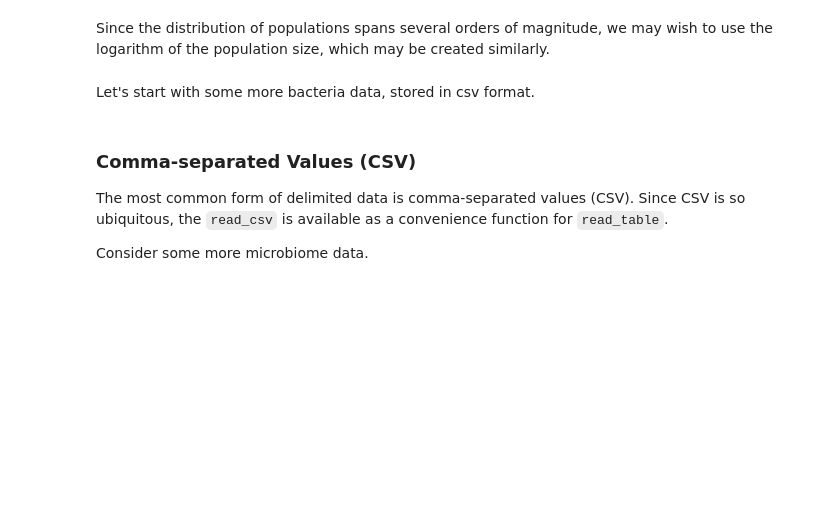
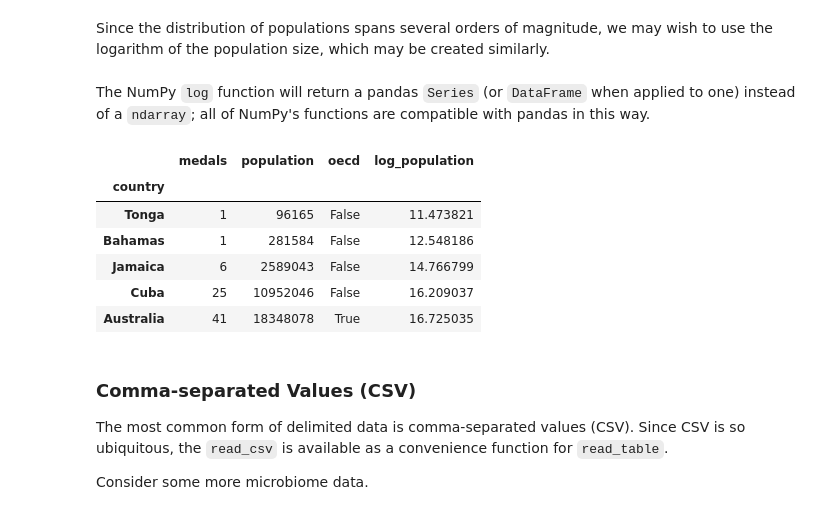
Before and after one commit to fonnesbeck/scipy2015_tutorial, a Jupyter notebook: notebooks/1. Data Preparation.ipynb, the cells around one changed output. Drawn from its saved outputs; the diff is of its cells as text; code cells hidden in the pictures; blank space fills up the shorter version.

```diff
--- a/notebooks/1. Data Preparation.ipynb
+++ b/notebooks/1. Data Preparation.ipynb
@@ -635,5 +626,0 @@ The OECD website contains a table listing OECD member nations, along with its ye
-# %%
-from IPython.core.display import HTML
-
-oecd_site = 'http://www.oecd.org/about/membersandpartners/list-oecd-member-countries.htm'
-HTML(url=oecd_site)
@@ -662,6 +663,6 @@ USE DATE CONVERSION INSTEAD OF STRING OPERATIONS
 # %%
-oecd['year'] = oecd.Date.dropna().str.split().apply(lambda x: int(x[-1]))
-oecd_year = oecd.set_index(oecd.Country.str.capitalize())['year'].dropna()
+oecd['year'] = pd.to_datetime(oecd.Date).apply(lambda x: x.year)
+oecd_year = oecd.set_index(oecd.Country.str.title())['year'].dropna()
 oecd_year
 # %% [output]
 Country
@@ -690,9 +691,19 @@ medals_data = medals.assign(oecd=medals.index.isin((oecd_year<1997).index))
 # %% [markdown]
 Since the distribution of populations spans several orders of magnitude, we may wish to use the logarithm of the population size, which may be created similarly.
 # %%
-medals_data = medals_data.assign(log_population=lambda x: np.log(x.population))
+medals_data = medals_data.assign(log_population=np.log(medals.population))
-# %% [markdown]
-Let's start with some more bacteria data, stored in csv format.
+# %% [markdown]
+The NumPy `log` function will return a pandas `Series` (or `DataFrame` when applied to one) instead of a `ndarray`; all of NumPy's functions are compatible with pandas in this way.
+# %%
+medals_data.head()
+# %% [output]
+|  | medals | population | oecd | log_population |
+| country |  |  |  |  |
+| Tonga | 1 | 96165 | False | 11.473821 |
+| Bahamas | 1 | 281584 | False | 12.548186 |
+| Jamaica | 6 | 2589043 | False | 14.766799 |
+| Cuba | 25 | 10952046 | False | 16.209037 |
+| Australia | 41 | 18348078 | True | 16.725035 |
 # %% [markdown]
 ### Comma-separated Values (CSV)
 
```
Also changed, not shown: parts of 38 cells of this notebook.
